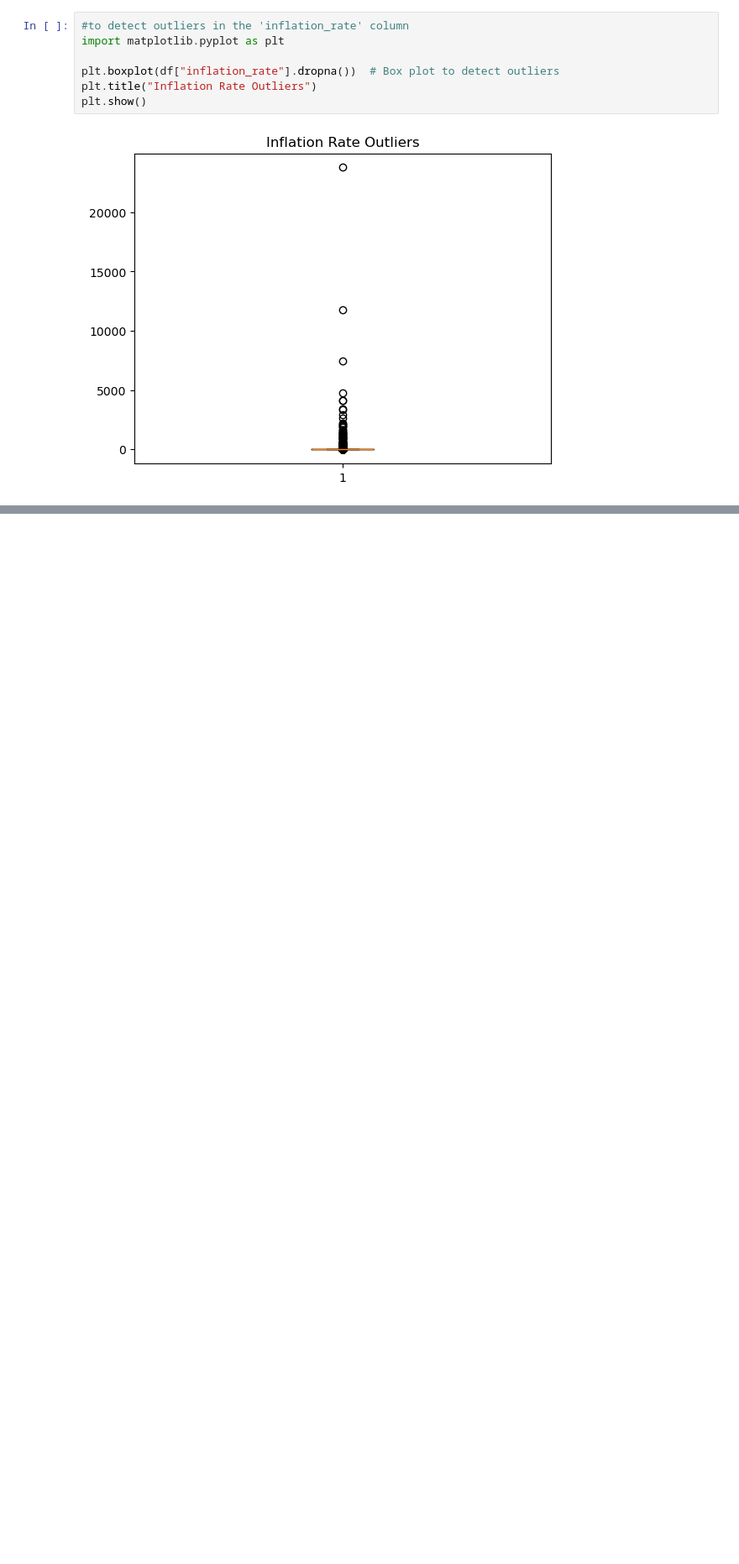
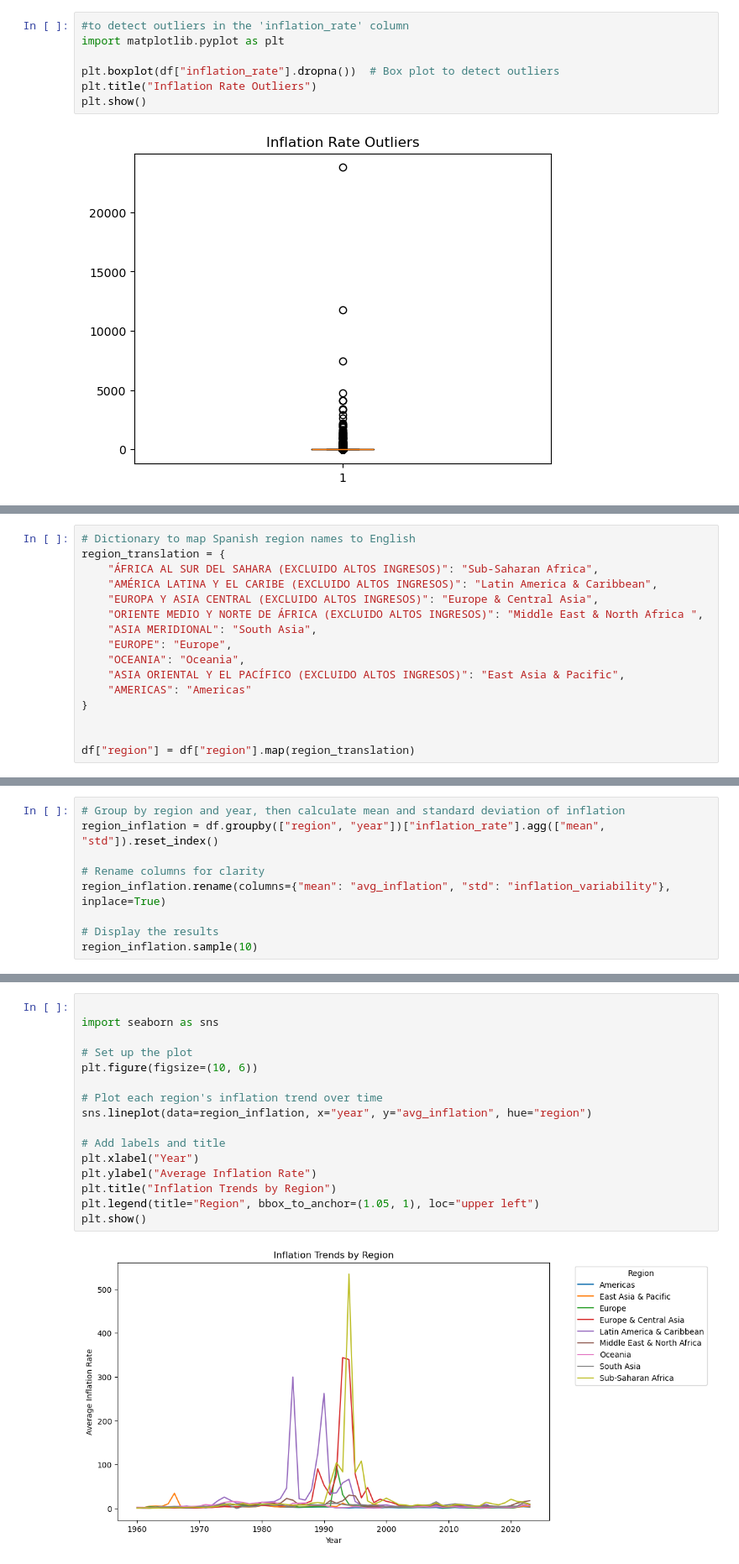
Before and after one commit to Ngoc-Phung75/Project-1, a Jupyter notebook: Main.ipynb, the cells around one changed output, grey strips where cells are left out. Shown: that part at 84% size. Cells and saved outputs as stored; diff of their text form; blank space fills up the shorter version.

```diff
--- a/Main.ipynb
+++ b/Main.ipynb
@@ -145,0 +229,16 @@ plt.show()
+# %%
+# Dictionary to map Spanish region names to English
+region_translation = {
+    "ÁFRICA AL SUR DEL SAHARA (EXCLUIDO ALTOS INGRESOS)": "Sub-Saharan Africa",
+    "AMÉRICA LATINA Y EL CARIBE (EXCLUIDO ALTOS INGRESOS)": "Latin America & Caribbean",
+    "EUROPA Y ASIA CENTRAL (EXCLUIDO ALTOS INGRESOS)": "Europe & Central Asia",
+    "ORIENTE MEDIO Y NORTE DE ÁFRICA (EXCLUIDO ALTOS INGRESOS)": "Middle East & North Africa ",
+    "ASIA MERIDIONAL": "South Asia",
+    "EUROPE": "Europe",
+    "OCEANIA": "Oceania",
+    "ASIA ORIENTAL Y EL PACÍFICO (EXCLUIDO ALTOS INGRESOS)": "East Asia & Pacific",
+    "AMERICAS": "Americas"
+}
+
+
+df["region"] = df["region"].map(region_translation)
@@ -145,0 +277,9 @@ plt.show()
+# %%
+# Group by region and year, then calculate mean and standard deviation of inflation
+region_inflation = df.groupby(["region", "year"])["inflation_rate"].agg(["mean", "std"]).reset_index()
+
+# Rename columns for clarity
+region_inflation.rename(columns={"mean": "avg_inflation", "std": "inflation_variability"}, inplace=True)
+
+# Display the results
+region_inflation.sample(10)
@@ -145,0 +298,18 @@ plt.show()
+# %%
+
+import seaborn as sns
+
+# Set up the plot
+plt.figure(figsize=(10, 6))
+
+# Plot each region's inflation trend over time
+sns.lineplot(data=region_inflation, x="year", y="avg_inflation", hue="region")
+
+# Add labels and title
+plt.xlabel("Year")
+plt.ylabel("Average Inflation Rate")
+plt.title("Inflation Trends by Region")
+plt.legend(title="Region", bbox_to_anchor=(1.05, 1), loc="upper left")
+plt.show()
+# %% [output]
+[figure, added]
```
Also changed, not shown: parts of 20 cells of this notebook.
